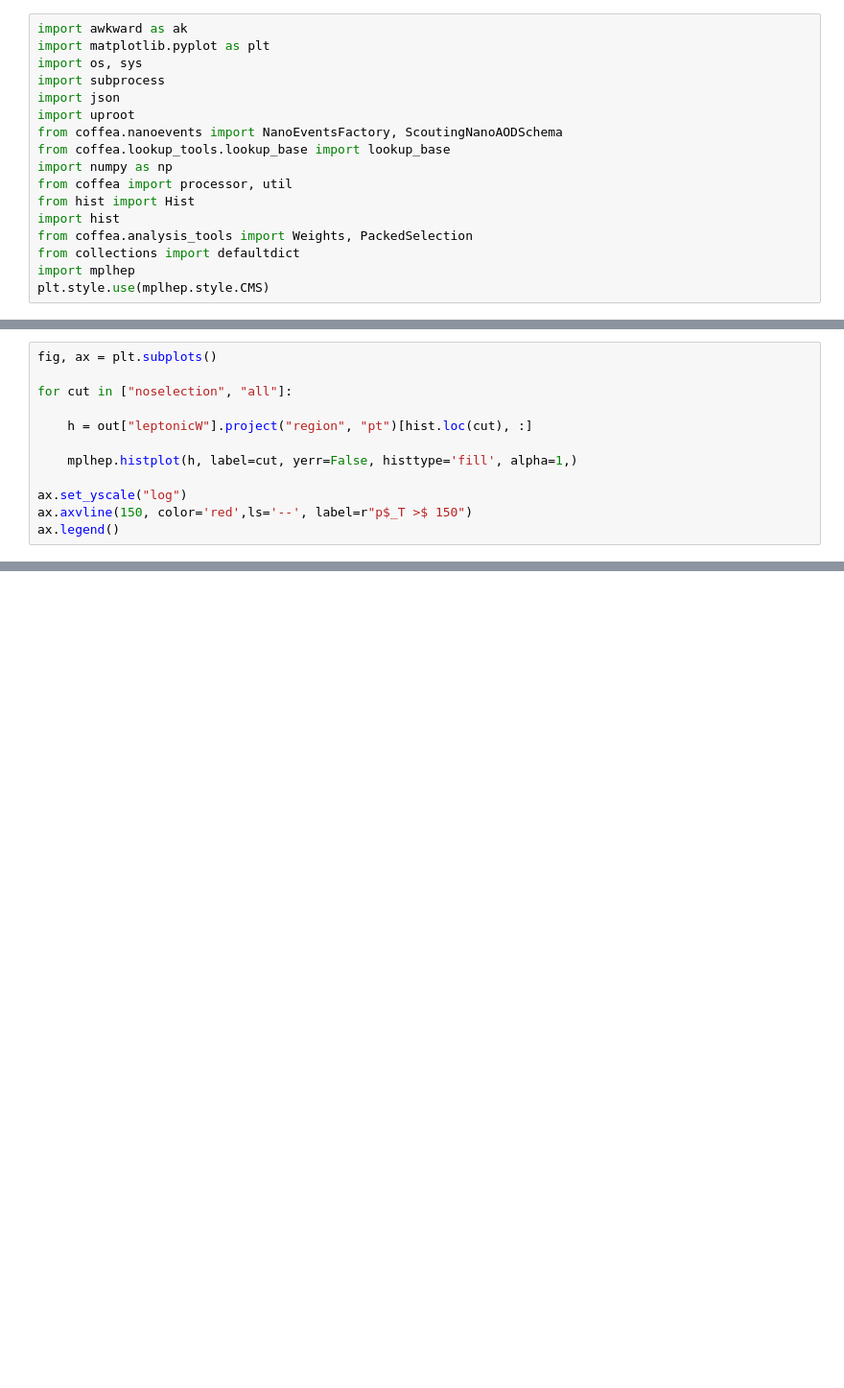
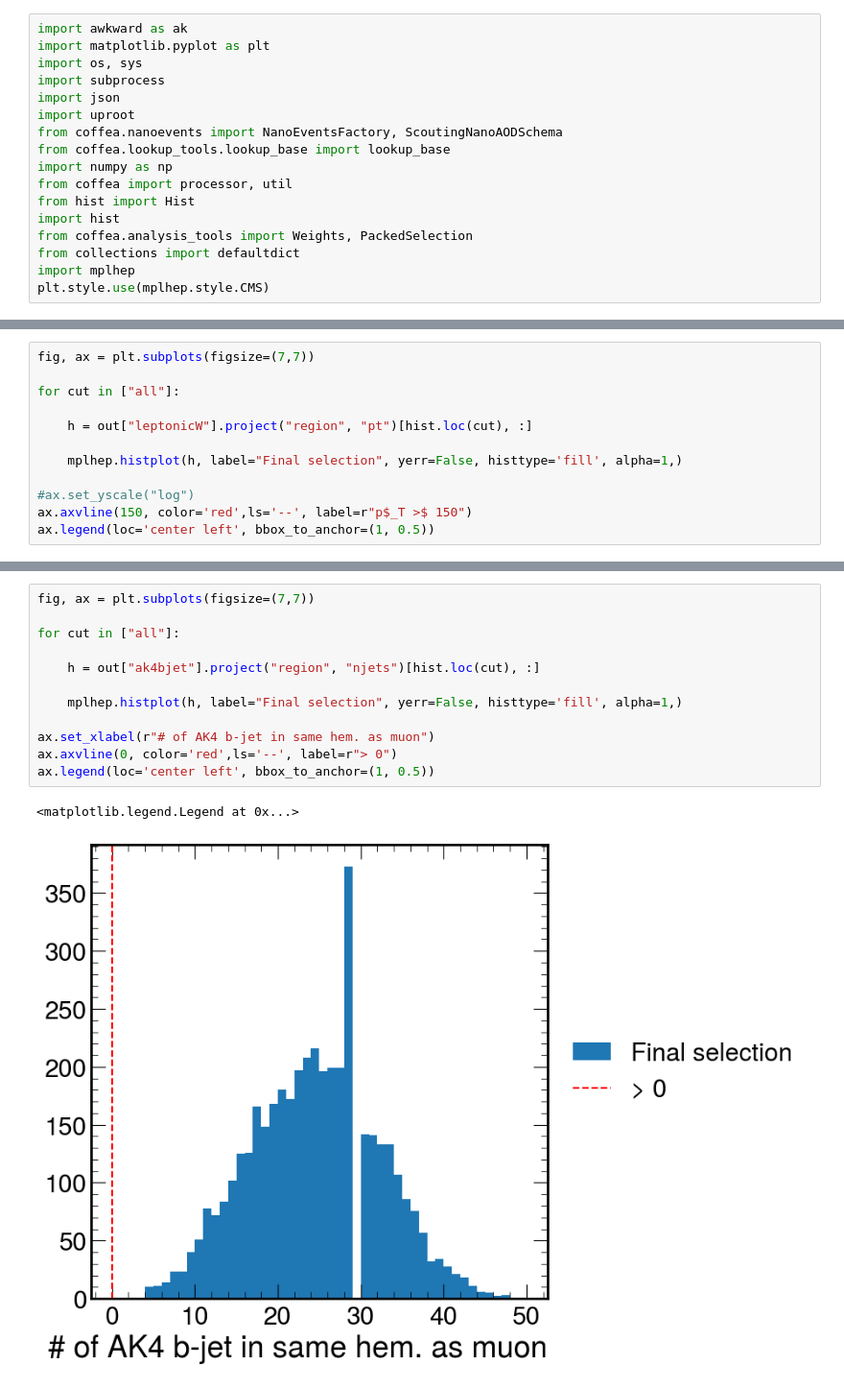
Before and after one commit to alintulu/PNCalibration, a Jupyter notebook: cutflow.ipynb, the cells around one changed output, grey strips where cells are left out. Shown: that part at 96% size. Drawn from its saved outputs; the diff is of its cells as text; blank space fills up the shorter version.

```diff
--- a/cutflow.ipynb
+++ b/cutflow.ipynb
@@ -444,14 +52,14 @@ ax.legend()
 # %%
-fig, ax = plt.subplots()
+fig, ax = plt.subplots(figsize=(7,7))
 
-for cut in ["noselection", "all"]:
+for cut in ["all"]:
 
     h = out["leptonicW"].project("region", "pt")[hist.loc(cut), :]
 
-    mplhep.histplot(h, label=cut, yerr=False, histtype='fill', alpha=1,)
+    mplhep.histplot(h, label="Final selection", yerr=False, histtype='fill', alpha=1,)
 
-ax.set_yscale("log")
+#ax.set_yscale("log")
 ax.axvline(150, color='red',ls='--', label=r"p$_T >$ 150")
-ax.legend()
+ax.legend(loc='center left', bbox_to_anchor=(1, 0.5))
 # %% [output]
 <matplotlib.legend.Legend at 0x...>
@@ -458,0 +67,15 @@ ax.legend()
+# %%
+fig, ax = plt.subplots(figsize=(7,7))
+
+for cut in ["all"]:
+
+    h = out["ak4bjet"].project("region", "njets")[hist.loc(cut), :]
+
+    mplhep.histplot(h, label="Final selection", yerr=False, histtype='fill', alpha=1,)
+
+ax.set_xlabel(r"# of AK4 b-jet in same hem. as muon")
+ax.axvline(0, color='red',ls='--', label=r"> 0")
+ax.legend(loc='center left', bbox_to_anchor=(1, 0.5))
+# %% [output]
+<matplotlib.legend.Legend at 0x...>
+[figure, added]
```
Also changed, not shown: parts of 24 cells of this notebook.
